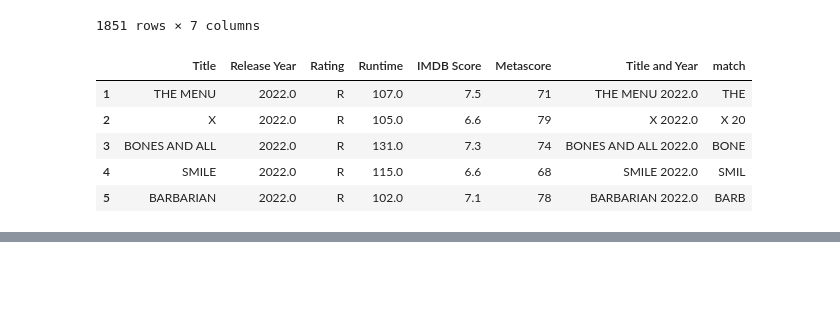
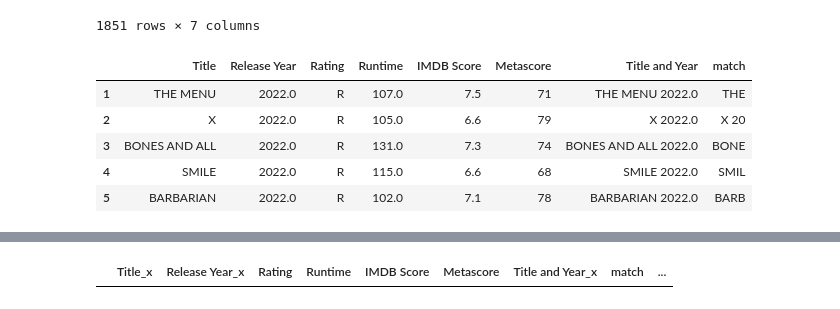
Before and after one commit to RobertRLunn/RLDA7capstone, a Jupyter notebook: notebook/movieanalysis.ipynb, the cells around one changed output, grey strips where cells are left out. Cells and saved outputs as stored; diff of their text form; code cells hidden in the pictures; blank space fills up the shorter version.

```diff
--- a/notebook/movieanalysis.ipynb
+++ b/notebook/movieanalysis.ipynb
@@ -471,2 +433,6 @@ KeyError: "None of [Index(['THE MENU 2022.0', 'THE MENU 2022.0', 'THE MENU 2022.
+# %%
+mergedf
+# %% [output]
+|  | Title_x | Release Year_x | Rating | Runtime | IMDB Score | Metascore | Title and Year_x | match | ... |
 # %%
 mergedf['ratio'] = mergedf.apply((lambda x: fuzz.ratio(x['Title and Year_x'], x['Title and Year_y'])), axis=1)
```
Also changed, not shown: parts of 11 cells of this notebook.
